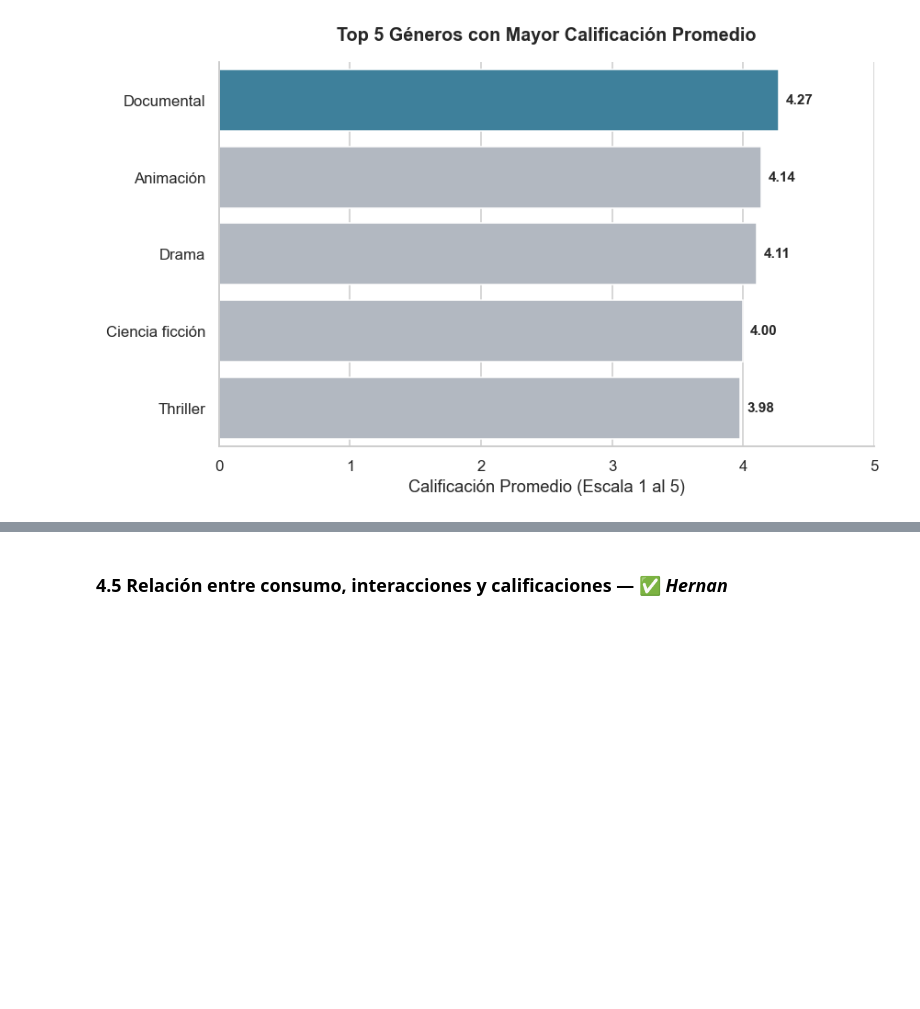
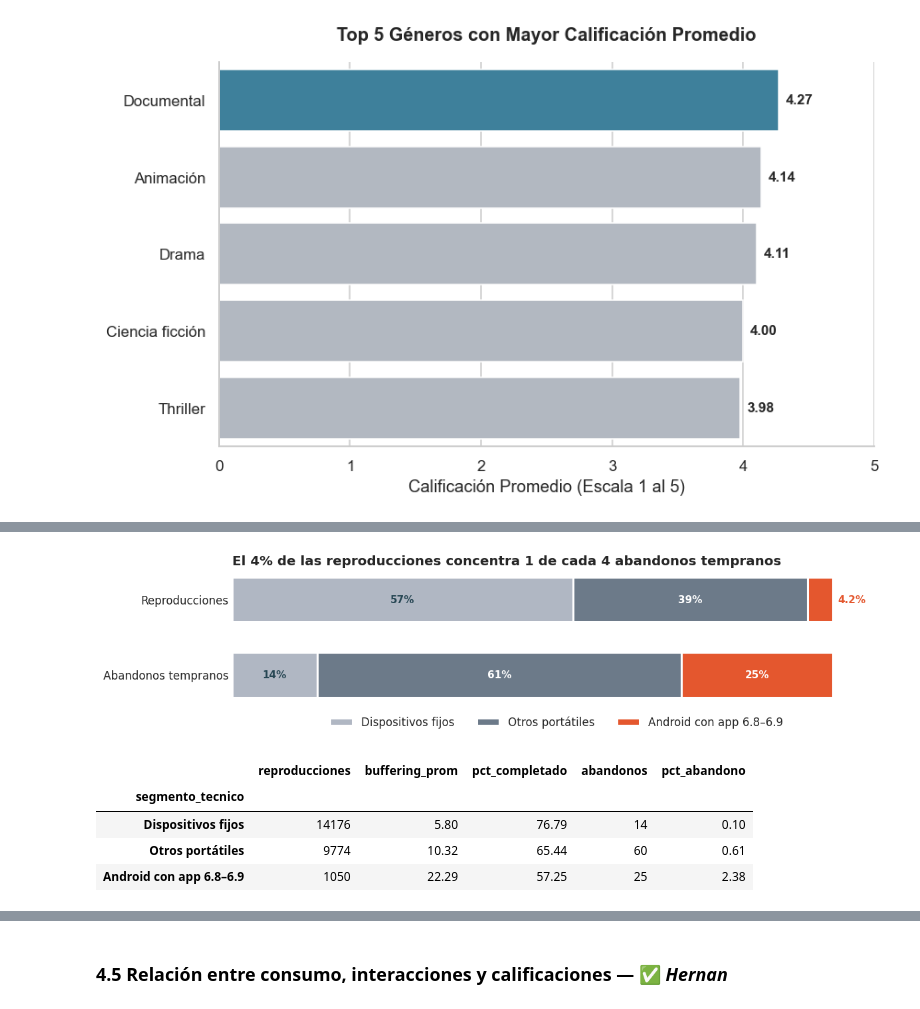
Before and after one commit to git-Lippke24/StreamView_Analytics_Dashboard, a Jupyter notebook: notebooks/EV1_Visualizacion_de_Datos.ipynb, the cells around one changed output, grey strips where cells are left out. Saved outputs shown, nothing was run; the diff lists cells and outputs as text; code cells hidden in the pictures; blank space fills up the shorter version.

```diff
--- a/notebooks/EV1_Visualizacion_de_Datos.ipynb
+++ b/notebooks/EV1_Visualizacion_de_Datos.ipynb
@@ -869,0 +1064,47 @@ Passing `palette` without assigning `hue` is deprecated and will be removed in v
+# %%
+metricas_seg = rep_tec.groupby('segmento_tecnico').agg(
+    reproducciones=('reproduccion_id', 'count'),
+    buffering_prom=('buffering_segundos', 'mean'),
+    pct_completado=('porcentaje_completado', 'mean'),
+    abandonos=('abandono', 'sum'),
+    pct_abandono=('abandono', lambda s: s.mean() * 100)).loc[SEGMENTOS]
+
+part_seg = pd.DataFrame({
+    'Reproducciones': rep_tec['segmento_tecnico'].value_counts(normalize=True),
+    'Abandonos tempranos': rep_tec.loc[rep_tec['abandono'] == 1, 'segmento_tecnico'].value_counts(normalize=True),
+}).loc[SEGMENTOS].T * 100
+
+COLOR_SEG = {SEG_FIJO: COLOR_NEUTRO, SEG_PORT: '#6C7A89', SEG_ANDROID: COLOR_ACENTO}
+fig, ax = plt.subplots(figsize=(11, 2.8))
+izquierda = np.zeros(len(part_seg))
+for seg in SEGMENTOS:
+    ax.barh(part_seg.index, part_seg[seg], left=izquierda, color=COLOR_SEG[seg],
+            edgecolor='white', linewidth=2, height=0.6, label=seg)
+    for fila, (v, inicio) in enumerate(zip(part_seg[seg], izquierda)):
+        if v >= 8:
+            ax.text(inicio + v / 2, fila, f'{v:.0f}%', ha='center', va='center', fontsize=10, fontweight='bold',
+                    color=COLOR_LINEA if seg == SEG_FIJO else 'white')
+        else:  # trozo muy chico (el último de la barra): etiqueta afuera, a la derecha
+            ax.text(inicio + v + 0.8, fila, f'{v:.1f}%', ha='left', va='center', fontsize=10, fontweight='bold',
+                    color=COLOR_ACENTO if seg == SEG_ANDROID else COLOR_LINEA)
+    izquierda += part_seg[seg].values
+ax.invert_yaxis()
+ax.set_xlim(0, 108)
+ax.set_xticks([])
+ax.grid(False)
+ax.spines['bottom'].set_visible(False)
+ax.spines['left'].set_visible(False)
+ax.tick_params(axis='y', length=0)
+ax.legend(loc='upper center', bbox_to_anchor=(0.5, -0.02), ncol=3, frameon=False)
+ax.set_title('El 4% de las reproducciones concentra 1 de cada 4 abandonos tempranos', loc='left', fontweight='bold')
+plt.tight_layout()
+plt.show()
+
+metricas_seg.round(2)
+# %% [output]
+[figure, added]
+|  | reproducciones | buffering_prom | pct_completado | abandonos | pct_abandono |
+| segmento_tecnico |  |  |  |  |  |
+| Dispositivos fijos | 14176 | 5.80 | 76.79 | 14 | 0.10 |
+| Otros portátiles | 9774 | 10.32 | 65.44 | 60 | 0.61 |
+| Android con app 6.8–6.9 | 1050 | 22.29 | 57.25 | 25 | 2.38 |
```
Also changed, not shown: parts of 24 cells of this notebook.
